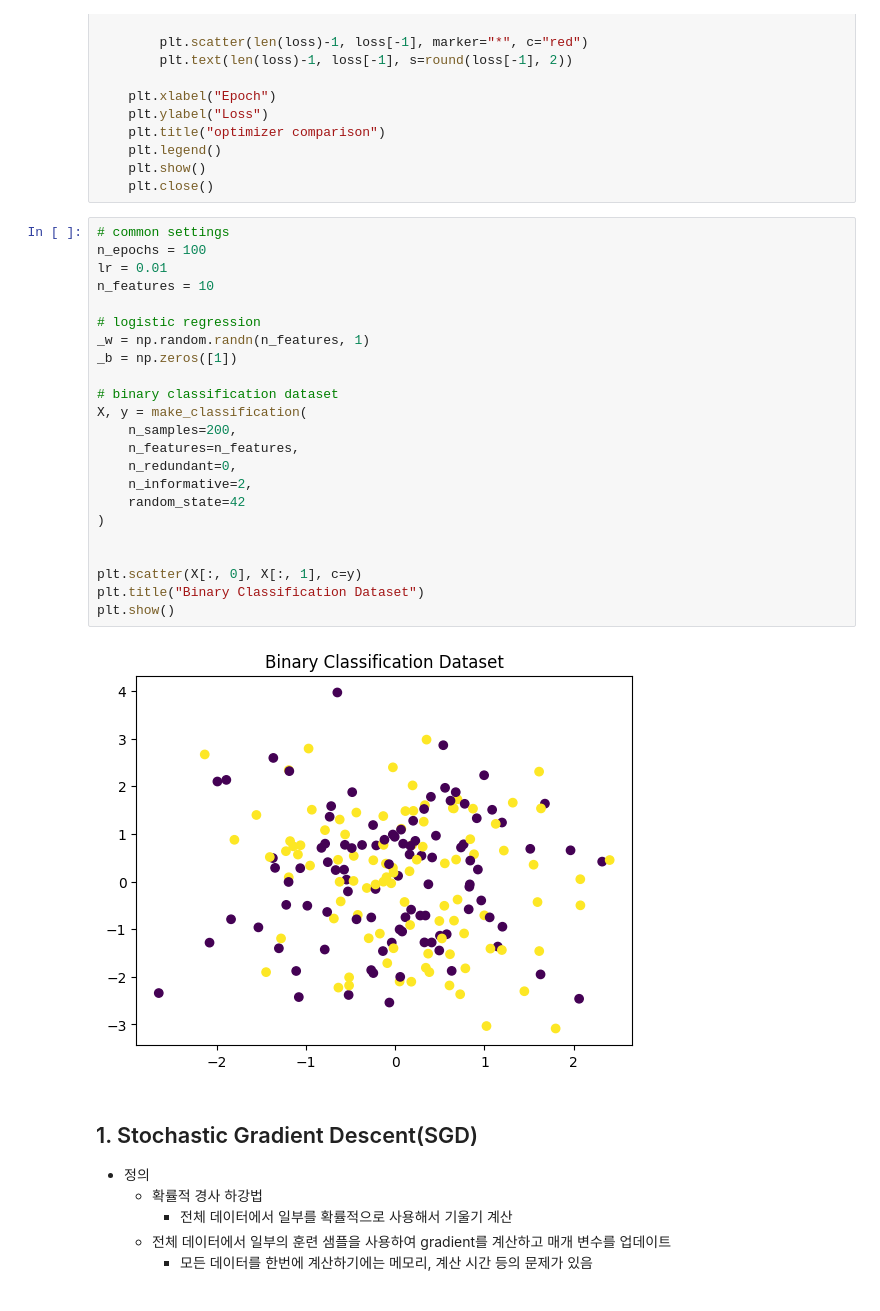
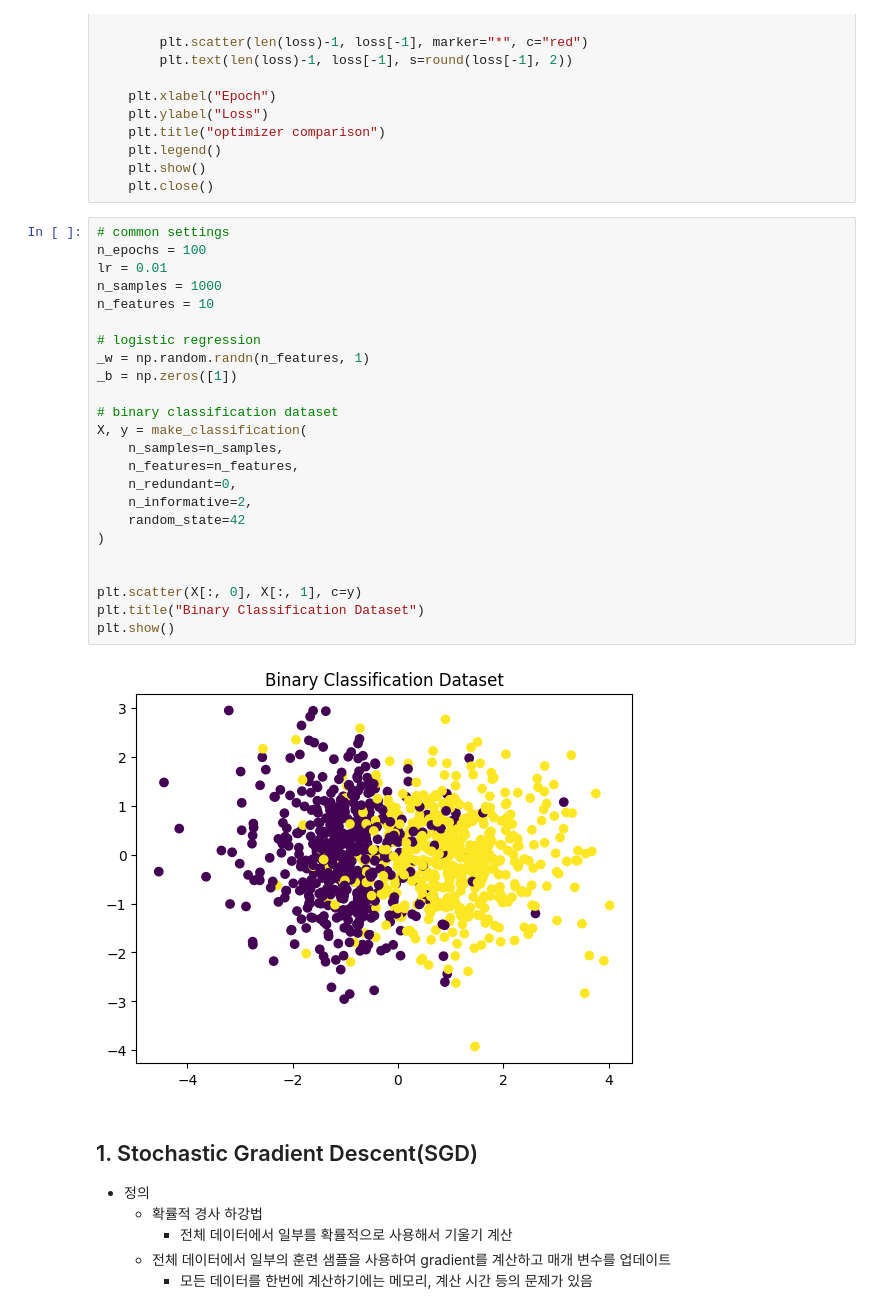
Before and after one commit to smsm8898/scratch, a Jupyter notebook: notebooks/optimizers.ipynb, the cells around one changed output. Saved outputs shown, nothing was run; the diff lists cells and outputs as text.

```diff
--- a/notebooks/optimizers.ipynb
+++ b/notebooks/optimizers.ipynb
@@ -72,28 +72,29 @@ def visualize(losses):
 # %%
 # common settings
 n_epochs = 100
 lr = 0.01
+n_samples = 1000
 n_features = 10
 
 # logistic regression
 _w = np.random.randn(n_features, 1)
 _b = np.zeros([1])
 
 # binary classification dataset
 X, y = make_classification(
-    n_samples=200,
+    n_samples=n_samples,
     n_features=n_features,
     n_redundant=0,
     n_informative=2,
     random_state=42
 )
 
 
 plt.scatter(X[:, 0], X[:, 1], c=y)
 plt.title("Binary Classification Dataset")
 plt.show()
 # %% [output]
-[figure, old version]
+[figure, new version]
 # %% [markdown]
 ## 1. Stochastic Gradient Descent(SGD)
 
```
Also changed, not shown: parts of 5 cells of this notebook.
